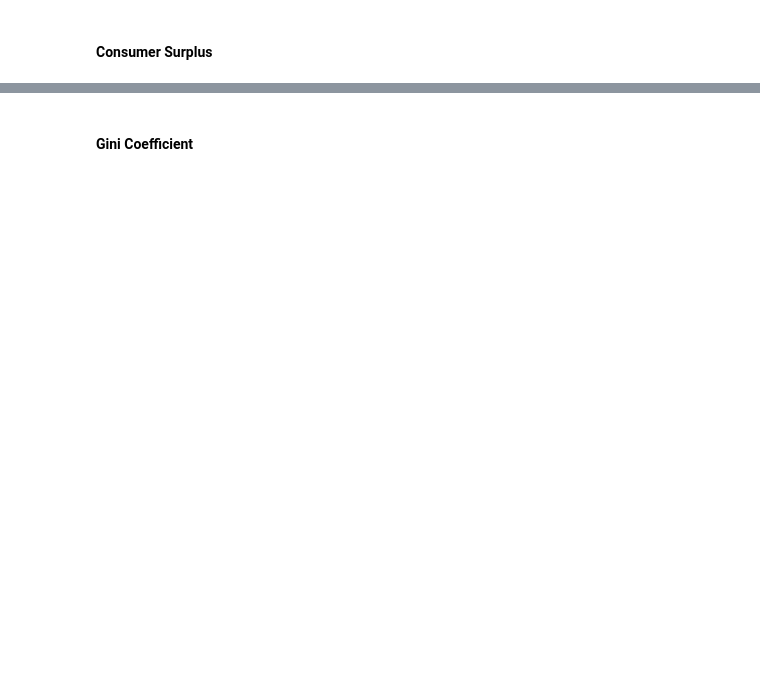
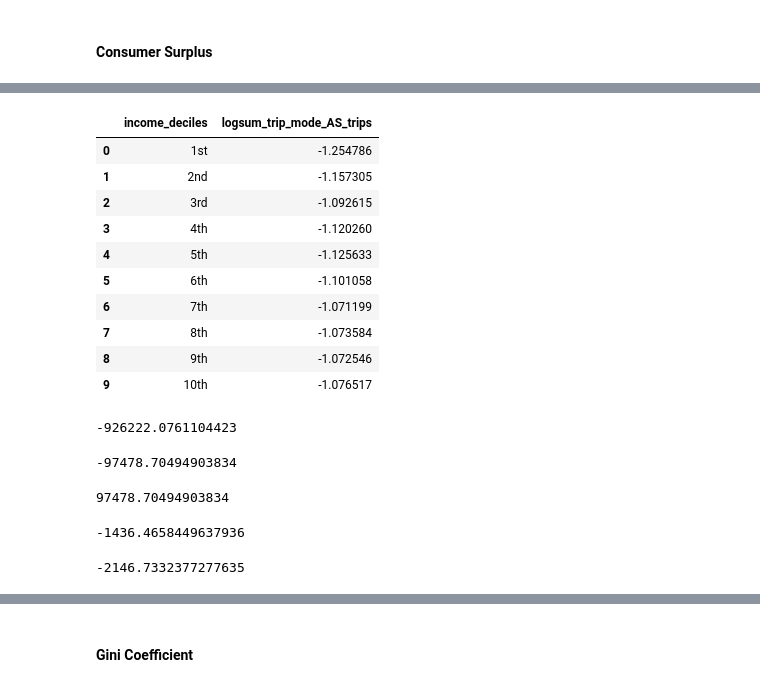
Before and after one commit to LBNL-UCB-STI/beam-core-analysis, a Jupyter notebook: Users/Nazanin/INEXUS_Plots.ipynb, the cells around one changed output, grey strips where cells are left out. Saved outputs shown, nothing was run; the diff lists cells and outputs as text; code cells hidden in the pictures; blank space fills up the shorter version.

```diff
--- a/Users/Nazanin/INEXUS_Plots.ipynb
+++ b/Users/Nazanin/INEXUS_Plots.ipynb
@@ -51,0 +184,7 @@ sf_stacked_tr_fr['sum_realized'] = sf_stacked_tr_fr.groupby(["lever_position"])[
+# %%
+sf_rh_flsz_175['mandatoryCat'] = np.where((sf_rh_flsz_175.actEndType.isin(mandatory)) & (sf_rh_flsz_175.actStartType == "Home"), 'from_M_to_H' , sf_rh_flsz_175['mandatoryCat'])
+# %%
+mand_rh_175 = sf_rh_flsz_175[(sf_rh_flsz_175['mandatoryCat'] == 'from_H_to_M')|(sf_rh_flsz_175['mandatoryCat'] == 'from_M_to_H')|
+                        (sf_rh_flsz_175['mandatoryCat'] == 'from_M_to_M')]
+# %%
+mand_rh__175_cutoff = mand_rh_175[(mand_rh_175['logsum_trip_mode_AS_trips'] < 13.4)&(mand_rh_175['logsum_trip_mode_AS_trips'] >= -33)]
@@ -51,0 +237,7 @@ sf_stacked_tr_fr['sum_realized'] = sf_stacked_tr_fr.groupby(["lever_position"])[
+# %%
+%%time
+sf_rh_175_pivot = pd.pivot_table(
+   mand_rh__175_cutoff,
+   index=["income_deciles"],
+   aggfunc={'logsum_trip_mode_AS_trips': np.mean
+           }).reset_index()
@@ -51,0 +257,34 @@ sf_stacked_tr_fr['sum_realized'] = sf_stacked_tr_fr.groupby(["lever_position"])[
+# %%
+sf_rh_175_pivot
+# %% [output]
+|  | income_deciles | logsum_trip_mode_AS_trips |
+| 0 | 1st | -1.254786 |
+| 1 | 2nd | -1.157305 |
+| 2 | 3rd | -1.092615 |
+| 3 | 4th | -1.120260 |
+| 4 | 5th | -1.125633 |
+| 5 | 6th | -1.101058 |
+| 6 | 7th | -1.071199 |
+| 7 | 8th | -1.073584 |
+| 8 | 9th | -1.072546 |
+| 9 | 10th | -1.076517 |
+# %%
+(mand_base_cutoff["logsum_trip_mode_AS_trips"].sum()) - (mand_rh_025_cutoff["logsum_trip_mode_AS_trips"].sum())
+# %% [output]
+-926222.0761104423
+# %%
+(mand_base_cutoff["logsum_trip_mode_AS_trips"].sum()) - (mand_rh__175_cutoff["logsum_trip_mode_AS_trips"].sum())
+# %% [output]
+-97478.70494903834
+# %%
+(mand_rh__175_cutoff["logsum_trip_mode_AS_trips"].sum()) - (mand_base_cutoff["logsum_trip_mode_AS_trips"].sum())
+# %% [output]
+97478.70494903834
+# %%
+(mand_base_cutoff[mand_base_cutoff["income_deciles"]=='1st']["logsum_trip_mode_AS_trips"].sum()) - (mand_rh_025_cutoff[mand_rh_025_cutoff["income_deciles"]=='1st']["logsum_trip_mode_AS_trips"].sum())
+# %% [output]
+-1436.4658449637936
+# %%
+(mand_base_cutoff[mand_base_cutoff["income_deciles"]=='10th']["logsum_trip_mode_AS_trips"].sum()) - (mand_rh_025_cutoff[mand_rh_025_cutoff["income_deciles"]=='10th']["logsum_trip_mode_AS_trips"].sum())
+# %% [output]
+-2146.7332377277635
```
Also changed, not shown: parts of 89 cells of this notebook, 1 other file.
